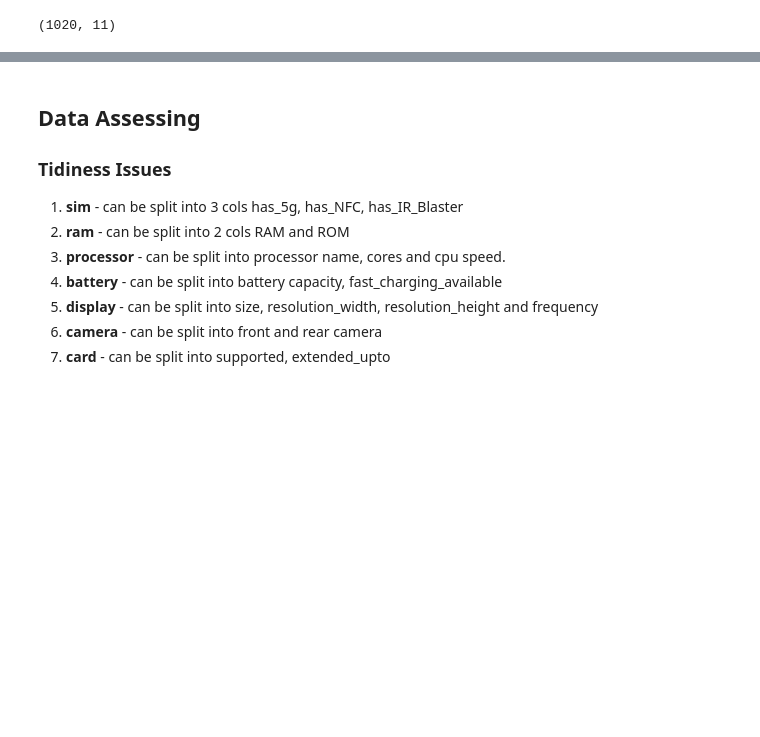
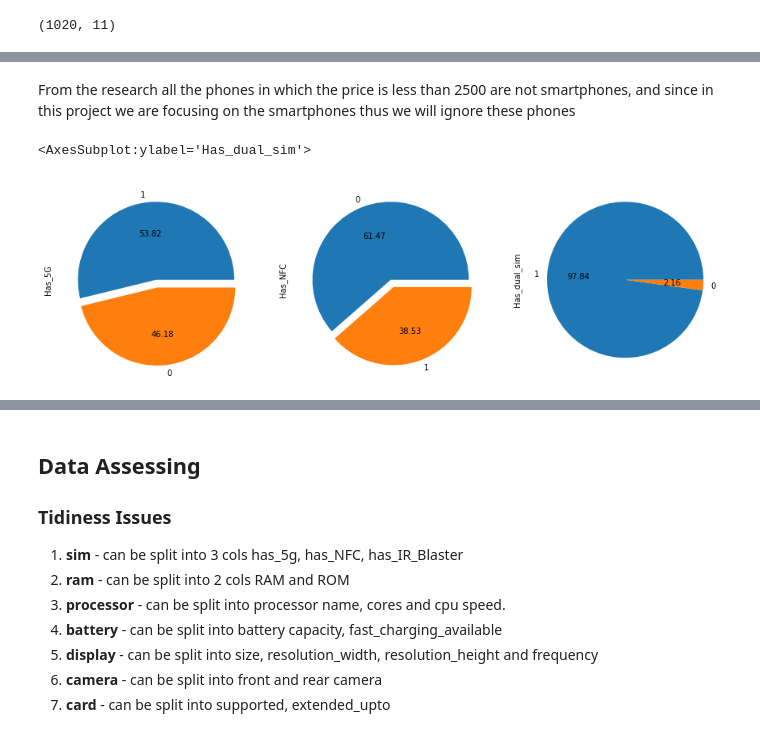
Before and after one commit to yuvraaj2002/Old_projects, a Jupyter notebook: Smartphone_price_prediction/Untitled.ipynb, the cells around one changed output, grey strips where cells are left out. Saved outputs shown, nothing was run; the diff lists cells and outputs as text; code cells hidden in the pictures; blank space fills up the shorter version.

Commit message:
Removed phones other than smartphones

```diff
--- a/Smartphone_price_prediction/Untitled.ipynb
+++ b/Smartphone_price_prediction/Untitled.ipynb
@@ -131,0 +177,14 @@ Length: 1019, dtype: object
+# %% [markdown]
+From the research all the phones in which the price is less than 2500 are not smartphones, and since in this project we are focusing on the smartphones thus we will ignore these phones
+# %%
+df = df[df['price'] >= 2500]
+# %%
+ex = [0,0.1]
+fig,ax = plt.subplots(1,3,figsize=(15,9))
+
+df['Has_5G'].value_counts().plot(kind='pie',autopct='%.2f',explode=ex,ax = ax[0])
+df['Has_NFC'].value_counts().plot(kind='pie',autopct='%.2f',explode=ex,ax = ax[1])
+df['Has_dual_sim'].value_counts().plot(kind='pie',autopct='%.2f',ax = ax[2])
+# %% [output]
+<AxesSubplot:ylabel='Has_dual_sim'>
+[figure, added]
```
Also changed, not shown: parts of 18 cells of this notebook.
